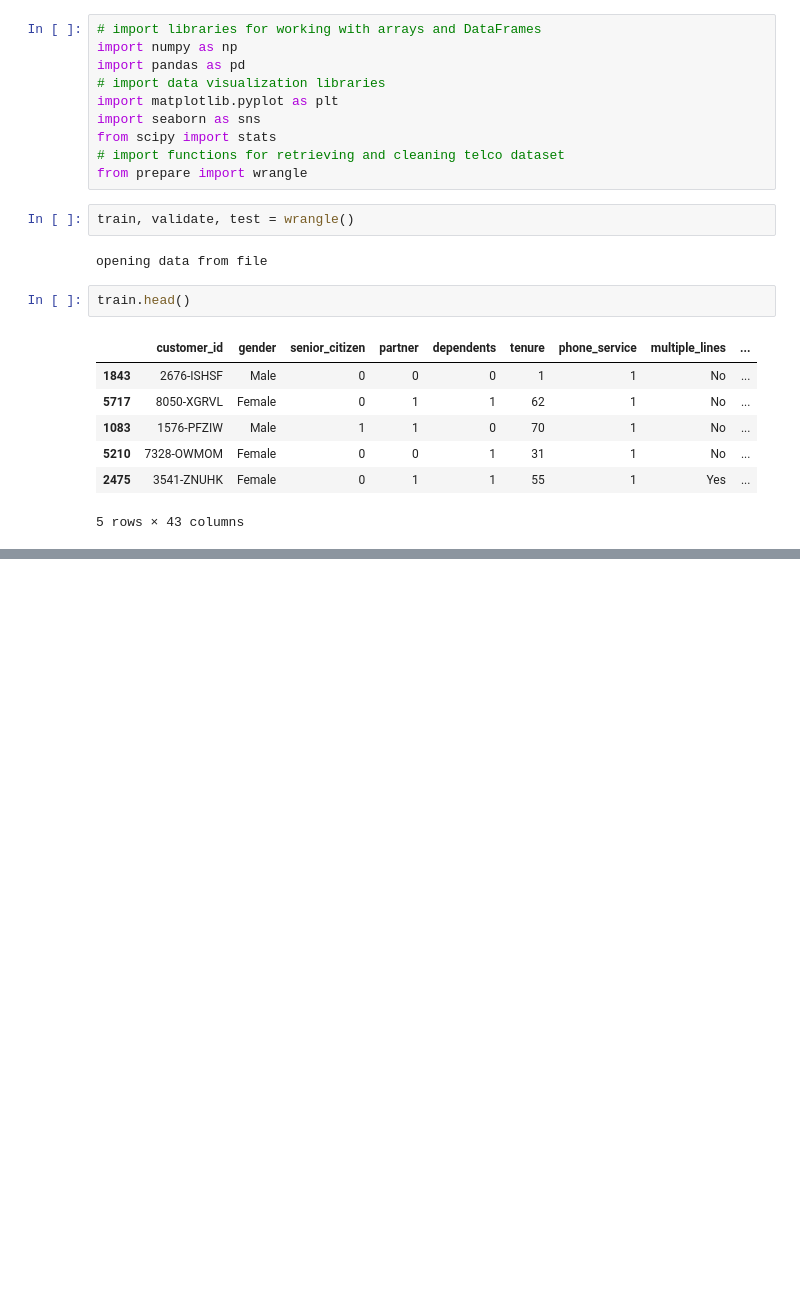
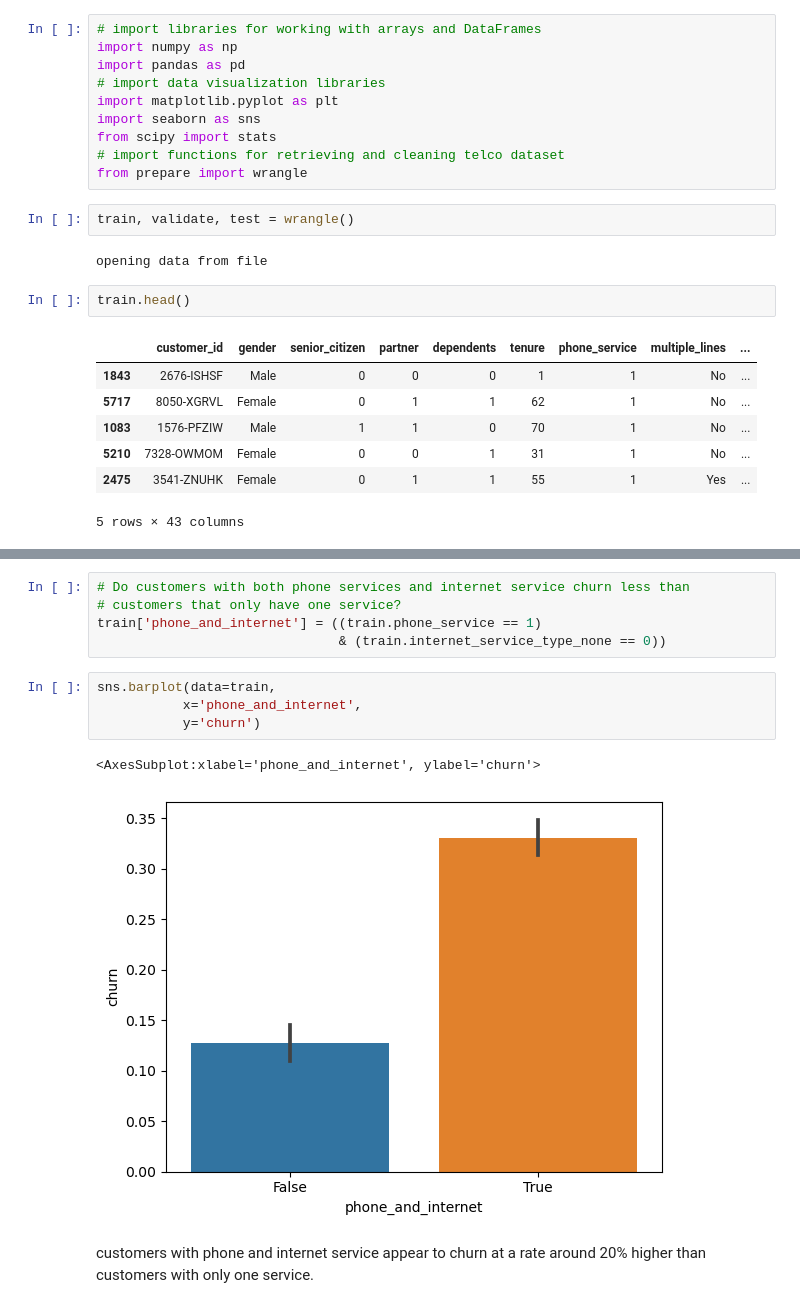
Before and after one commit to Adam-Harris87/classification-project, a Jupyter notebook: explore.ipynb, the cells around one changed output, grey strips where cells are left out. Cells and saved outputs as stored; diff of their text form; blank space fills up the shorter version.

```diff
--- a/explore.ipynb
+++ b/explore.ipynb
@@ -101,0 +401,14 @@ _________________________________________________________________
+# %%
+# Do customers with both phone services and internet service churn less than
+# customers that only have one service?
+train['phone_and_internet'] = ((train.phone_service == 1)
+                               & (train.internet_service_type_none == 0))
+# %%
+sns.barplot(data=train,
+           x='phone_and_internet',
+           y='churn')
+# %% [output]
+<AxesSubplot:xlabel='phone_and_internet', ylabel='churn'>
+[figure, added]
+# %% [markdown]
+customers with phone and internet service appear to churn at a rate around 20% higher than customers with only one service.
```
Also changed, not shown: parts of 33 cells of this notebook.
